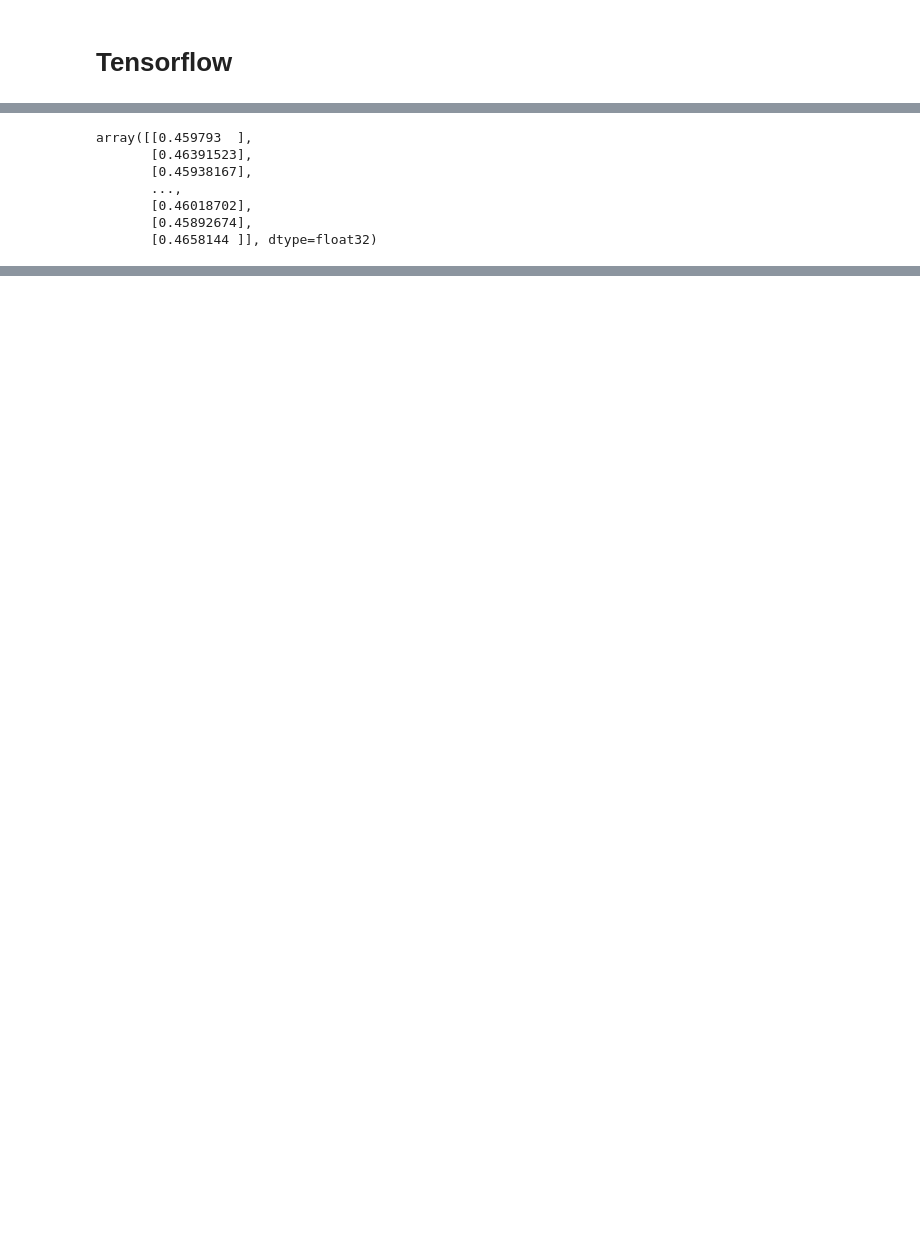
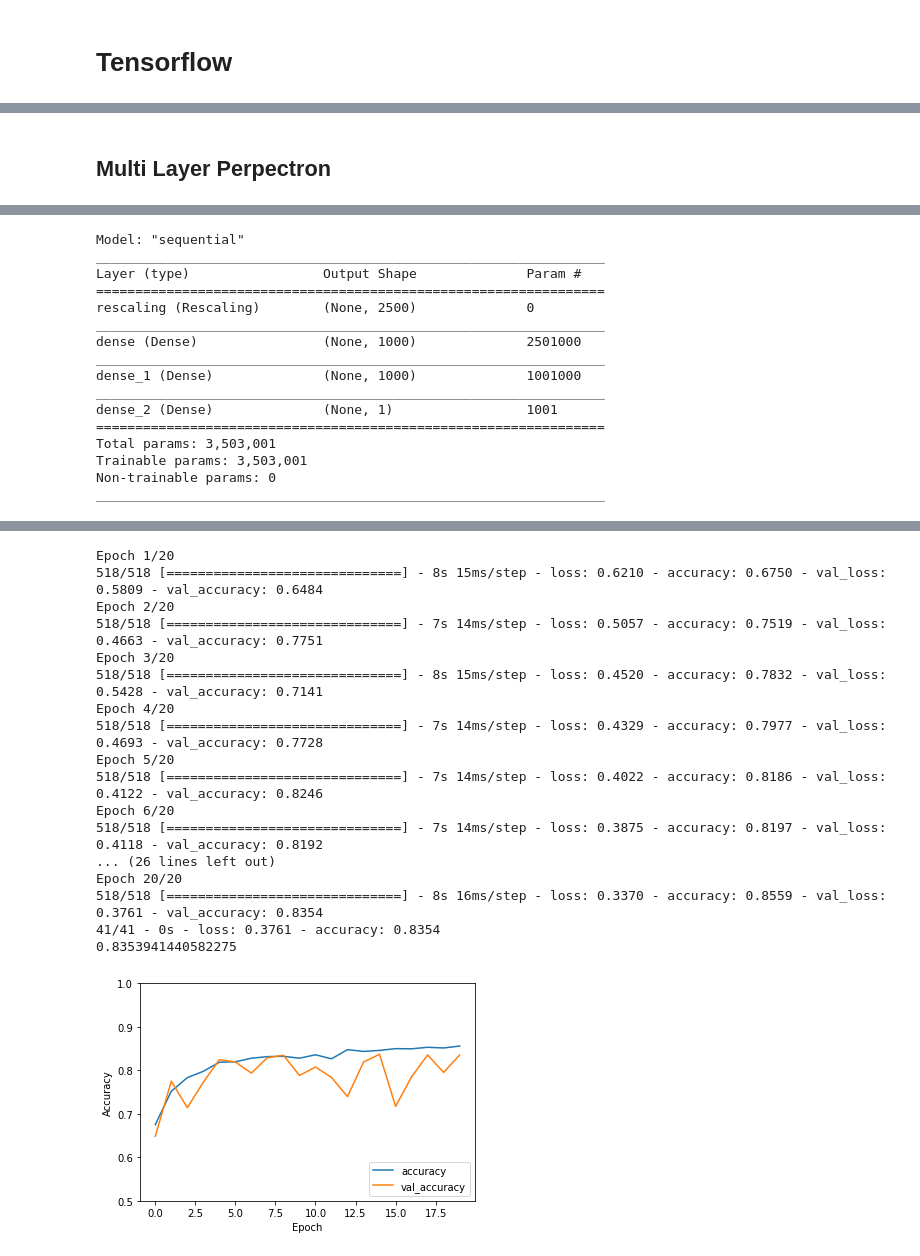
Before and after one commit to dysby/aaut, a Jupyter notebook: classification_prob1.ipynb, the cells around one changed output, grey strips where cells are left out. Drawn from its saved outputs; the diff is of its cells as text; code cells hidden in the pictures; blank space fills up the shorter version.

```diff
--- a/classification_prob1.ipynb
+++ b/classification_prob1.ipynb
@@ -122,11 +82,34 @@ BACC = 0.5
-# %%
-y_hat = model.predict(test_x_01)
-y_hat
-# %% [output]
-array([[0.459793  ],
-       [0.46391523],
-       [0.45938167],
-       ...,
-       [0.46018702],
-       [0.45892674],
-       [0.4658144 ]], dtype=float32)
+# %% [markdown]
+## Multi Layer Perpectron
+# %%
+train_x, test_x, train_y, test_y  = train_test_split(x_train, y_train, test_size=0.2)
+
+# Input scaled from (0, 255) to a range of (0, +1.)
+mlp = models.Sequential()
+mlp.add(Input(shape=(2500,)))
+mlp.add(layers.Rescaling(scale=1 / 255))          # scale 0-255 to 0-1
+mlp.add(layers.Dense(1000, activation="relu"))
+mlp.add(layers.Dense(1000, activation="relu"))
+#if softmax is chosen, the model will have more parameters that need to learn
+mlp.add(layers.Dense(1, activation="sigmoid"))    # output layer
+mlp.summary()
+mlp.compile(loss="binary_crossentropy", optimizer="adam", metrics=['accuracy'])
+history = mlp.fit(train_x, train_y, epochs=20, batch_size=10,
+                    validation_data=(test_x, test_y))
+
+# y_hat = (model.predict(test_x) > 0.5).astype("int32")
+# bacc = balanced_accuracy_score(test_y, y_hat)
+# ConfusionMatrixDisplay.from_predictions(test_y, y_hat, display_labels=["Male", "Female"])
+# print(f"BACC = {bacc}")
+
+plt.plot(history.history['accuracy'], label='accuracy')
+plt.plot(history.history['val_accuracy'], label = 'val_accuracy')
+plt.xlabel('Epoch')
+plt.ylabel('Accuracy')
+plt.ylim([0.5, 1])
+plt.legend(loc='lower right')
+
+test_loss, test_acc = mlp.evaluate(test_x,  test_y, verbose=2)
+
+print(test_acc)
+# %% [output]
@@ -132,0 +121,16 @@ array([[0.459793  ],
+Model: "sequential"
+_________________________________________________________________
+Layer (type)                 Output Shape              Param #
+=================================================================
+rescaling (Rescaling)        (None, 2500)              0
+_________________________________________________________________
+dense (Dense)                (None, 1000)              2501000
+_________________________________________________________________
+dense_1 (Dense)              (None, 1000)              1001000
+_________________________________________________________________
+dense_2 (Dense)              (None, 1)                 1001
+=================================================================
+Total params: 3,503,001
+Trainable params: 3,503,001
+Non-trainable params: 0
+_________________________________________________________________
@@ -132,0 +138,18 @@ array([[0.459793  ],
+Epoch 1/20
+518/518 [==============================] - 8s 15ms/step - loss: 0.6210 - accuracy: 0.6750 - val_loss: 0.5809 - val_accuracy: 0.6484
+Epoch 2/20
+518/518 [==============================] - 7s 14ms/step - loss: 0.5057 - accuracy: 0.7519 - val_loss: 0.4663 - val_accuracy: 0.7751
+Epoch 3/20
+518/518 [==============================] - 8s 15ms/step - loss: 0.4520 - accuracy: 0.7832 - val_loss: 0.5428 - val_accuracy: 0.7141
+Epoch 4/20
+518/518 [==============================] - 7s 14ms/step - loss: 0.4329 - accuracy: 0.7977 - val_loss: 0.4693 - val_accuracy: 0.7728
+Epoch 5/20
+518/518 [==============================] - 7s 14ms/step - loss: 0.4022 - accuracy: 0.8186 - val_loss: 0.4122 - val_accuracy: 0.8246
+Epoch 6/20
+518/518 [==============================] - 7s 14ms/step - loss: 0.3875 - accuracy: 0.8197 - val_loss: 0.4118 - val_accuracy: 0.8192
+... (26 lines left out)
+Epoch 20/20
+518/518 [==============================] - 8s 16ms/step - loss: 0.3370 - accuracy: 0.8559 - val_loss: 0.3761 - val_accuracy: 0.8354
+41/41 - 0s - loss: 0.3761 - accuracy: 0.8354
+0.8353941440582275
+[figure, added]
```
Also changed, not shown: parts of 18 cells of this notebook.
